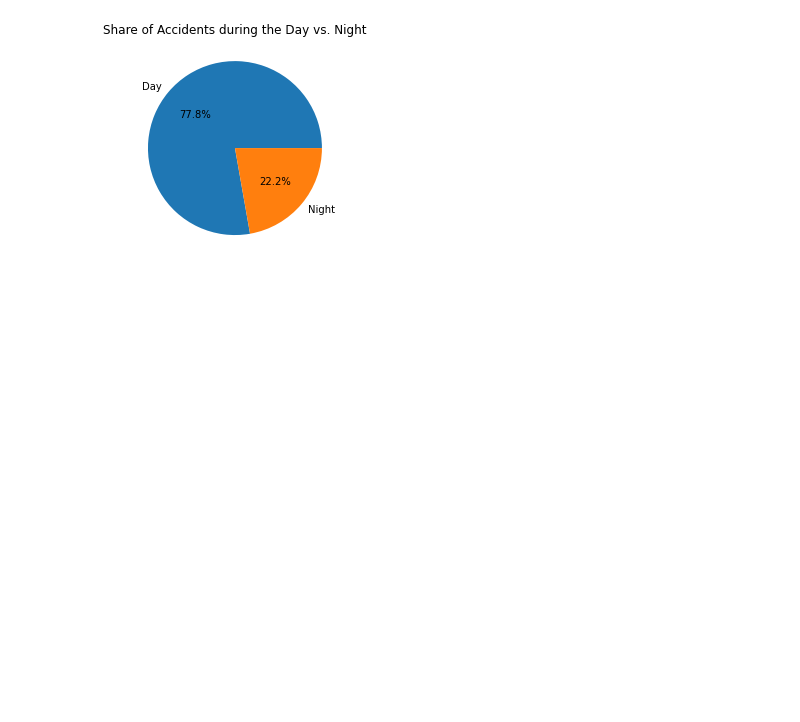
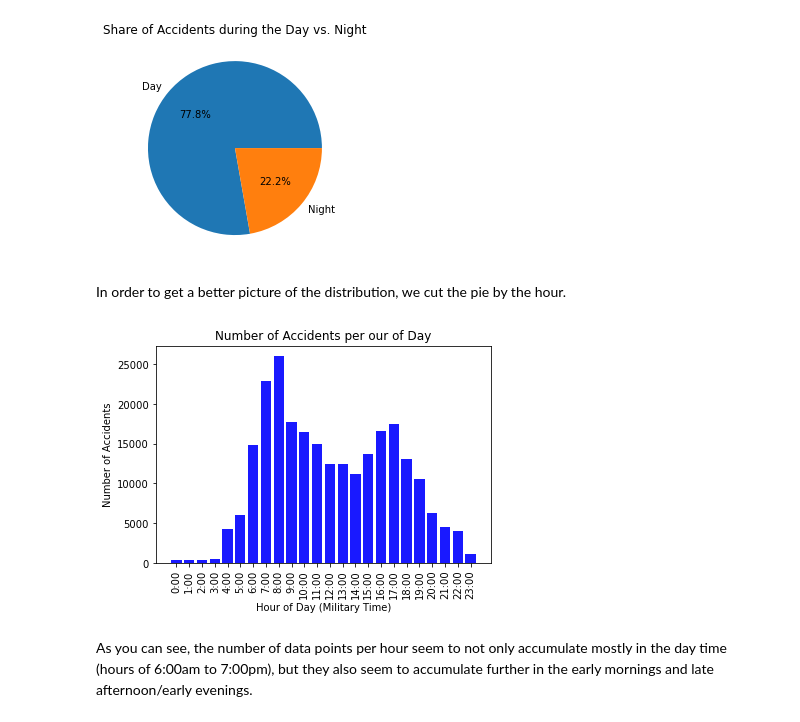
Before and after one commit to ykrasnikov/US-Traffic-Accidents, a Jupyter notebook: amenities-and-time-of-day/cars_vs_ammenities_texas.ipynb, the cells around one changed output. Drawn from its saved outputs; the diff is of its cells as text; code cells hidden in the pictures; blank space fills up the shorter version.

```diff
--- a/amenities-and-time-of-day/cars_vs_ammenities_texas.ipynb
+++ b/amenities-and-time-of-day/cars_vs_ammenities_texas.ipynb
@@ -261,3 +252,5 @@ plt.title('Share of Accidents during the Day vs. Night')
 plt.show()
 # %% [output]
 [figure]
+# %% [markdown]
+In order to get a better picture of the distribution, we cut the pie by the hour.
@@ -263,0 +265,48 @@ plt.show()
+# %%
+# retrieve amount of accidents per hour
+
+zero = len(time_of_day_by_hour.loc[0])
+one = len(time_of_day_by_hour.loc[1])
+two = len(time_of_day_by_hour.loc[2])
+three = len(time_of_day_by_hour.loc[3])
+four = len(time_of_day_by_hour.loc[4])
+five = len(time_of_day_by_hour.loc[5])
+six = len(time_of_day_by_hour.loc[6])
+seven = len(time_of_day_by_hour.loc[7])
+eight = len(time_of_day_by_hour.loc[8])
+nine = len(time_of_day_by_hour.loc[9])
+ten = len(time_of_day_by_hour.loc[10])
+eleven = len(time_of_day_by_hour.loc[11])
+twelve = len(time_of_day_by_hour.loc[12])
+thirteen = len(time_of_day_by_hour.loc[13])
+fourteen = len(time_of_day_by_hour.loc[14])
+fifteen = len(time_of_day_by_hour.loc[15])
+sixteen = len(time_of_day_by_hour.loc[16])
+seventeen = len(time_of_day_by_hour.loc[17])
+eighteen = len(time_of_day_by_hour.loc[18])
+nineteen = len(time_of_day_by_hour.loc[19])
+twenty = len(time_of_day_by_hour.loc[20])
+twenty_one = len(time_of_day_by_hour.loc[21])
+twenty_two = len(time_of_day_by_hour.loc[22])
+twenty_three = len(time_of_day_by_hour.loc[23])
+# %%
+# plot accidents per hour
+
+accidents_by_hours = [zero, one, two, three, four, five, six, seven, eight, nine, ten, eleven, twelve, thirteen, fourteen, fifteen, sixteen, seventeen, eighteen, nineteen, twenty, twenty_one, twenty_two, twenty_three]
+x_axis = np.arange(len(accidents_by_hours))
+tick_locations = [value for value in x_axis]
+
+plt.bar(x_axis, accidents_by_hours, color='blue', alpha=.9, align="center")
+plt.xticks(tick_locations, ["0:00", "1:00", "2:00", "3:00", "4:00", "5:00", "6:00", "7:00", "8:00", "9:00", "10:00", "11:00", "12:00", "13:00", "14:00", "15:00", "16:00", "17:00", "18:00", "19:00", "20:00", "21:00", "22:00", "23:00"])
+plt.xticks(rotation=90)
+
+
+plt.xlabel("Hour of Day (Military Time)")
+plt.ylabel("Number of Accidents")
+plt.title("Number of Accidents per our of Day")
+plt.savefig("../Images/accidents_per_hour.png")
+plt.show()
+# %% [output]
+[figure, added]
+# %% [markdown]
+As you can see, the number of data points per hour seem to not only accumulate mostly in the day time (hours of 6:00am to 7:00pm), but they also seem to accumulate further in the early mornings and late afternoon/early evenings.
```
Also changed, not shown: parts of 26 cells of this notebook, 5 other files.
